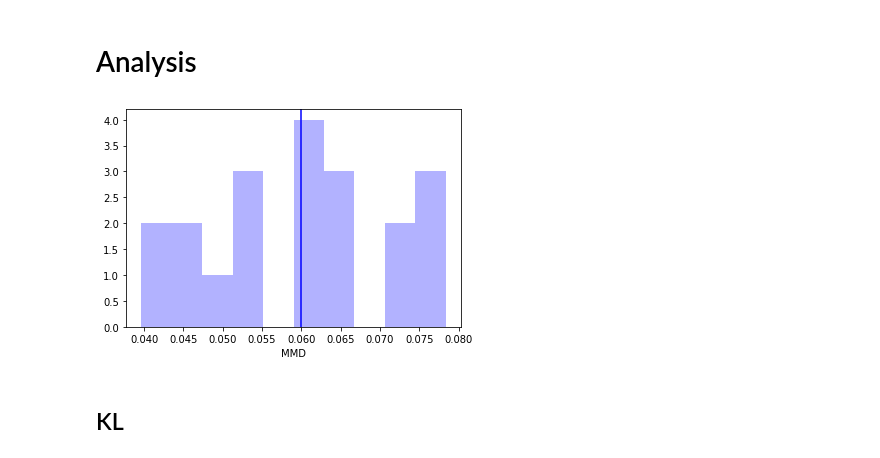
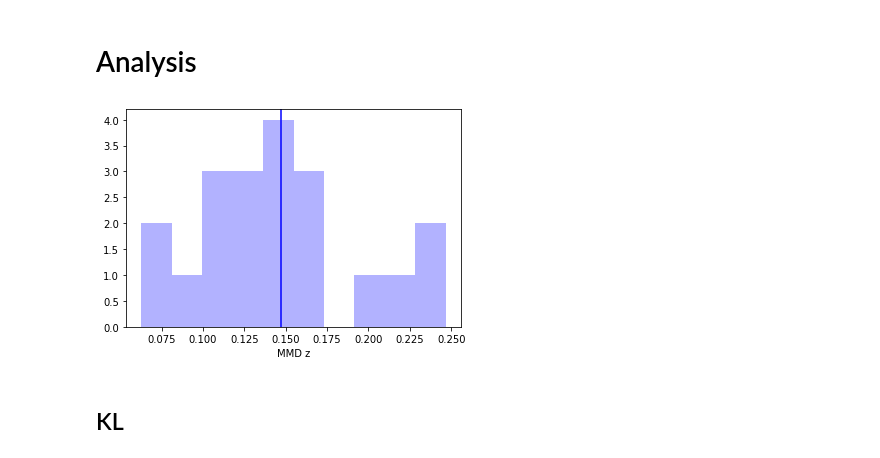
Before and after one commit to probabll/mixed-rv-vae, a Jupyter notebook: notebooks/analysis.ipynb, the cells around one changed output. Cells and saved outputs as stored; diff of their text form; code cells hidden in the pictures.

```diff
--- a/notebooks/analysis.ipynb
+++ b/notebooks/analysis.ipynb
@@ -81,3 +82,3 @@ Saved ckpt - Validation: nll=114.96 bpd=16.58
 # %%
-test_metrics = validate(state.vae, get_batcher(test_loader, args), 1000, compute_DR=True)
+test_metrics = validate(state.vae, get_batcher(test_loader, args), num_samples, compute_DR=True)
 print(f'Saved ckpt - Test: nll={test_metrics[0]:.2f} bpd={test_metrics[1]:.2f}')
@@ -171,6 +154,6 @@ for k, v in np_stats_val.items():
 # %%
 val_nll, val_bpd, val_DR = validate(
-    state.vae, get_batcher(valid_loader, args), args.num_samples, compute_DR=True)
+    state.vae, get_batcher(valid_loader, args), num_samples, compute_DR=True, progressbar=True)
 # %%
 rows = [('IS-NLL', val_nll, None), ('IS-BPD', val_bpd, None)]
 for k, v in val_DR.items():
@@ -219,8 +200,4 @@ if state.vae.p.y_dim:
 import torch_two_sample as t2s
 from analysis import collect_samples
 # %%
-prior, posterior = collect_samples(state.vae, get_batcher(valid_loader, args), args, cols=5, num_samples=1000)
+prior, posterior = collect_samples(state.vae, get_batcher(valid_loader, args), args, cols=5, num_samples=num_samples)
-# %%
-p_f = np.stack(prior['f']).reshape(-1, 10)
-q_f = np.stack(posterior['f']).reshape(-1, 10)
-mmd = t2s.statistics_diff.MMDStatistic(p_f.shape[0], q_f.shape[0])
@@ -229,13 +204,22 @@ v = np.array([mmd(torch.tensor(p_f), torch.tensor(q_f), [alpha]).cpu().numpy() f
+# %%
+for rv, dim in [('f', state.p.y_dim), ('y', state.p.y_dim), ('z', state.p.z_dim)]:
+    if dim == 0:
+        continue
+    p_f = np.stack(prior[rv]).reshape(-1, dim)
+    q_f = np.stack(posterior[rv]).reshape(-1, dim)
+    mmd = t2s.statistics_diff.MMDStatistic(p_f.shape[0], q_f.shape[0])
+    v = np.array([mmd(torch.tensor(p_f), torch.tensor(q_f), [alpha]).cpu().numpy() for alpha in np.random.gamma(10., 1./10, size=20)])
+
+    _ = plt.hist(v, color='blue', alpha=0.3, label='')
+    _ = plt.axvline(x=v.mean(), c='blue')
+    #_ = plt.hist(v2, color='red', alpha=0.3, label='volcanic-firefly-4')
+    #_ = plt.axvline(x=v2.mean(), c='red')
+    _ = plt.xlabel(f"MMD {rv}")
+    plt.show()
+# %% [output]
+[figure, added]
 # %%
 #v2 = np.array([mmd(torch.tensor(p_f), torch.tensor(q_f), [alpha]).cpu().numpy() for alpha in np.random.gamma(10., 1./10, size=100)])
-# %%
-_ = plt.hist(v, color='blue', alpha=0.3, label='major-planet-6')
-_ = plt.axvline(x=v.mean(), c='blue')
-#_ = plt.hist(v2, color='red', alpha=0.3, label='volcanic-firefly-4')
-#_ = plt.axvline(x=v2.mean(), c='red')
-_ = plt.xlabel(f"MMD")
-# %% [output]
-[figure, removed]
 # %% [markdown]
 ## KL
 # %%
```
Also changed, not shown: parts of 26 cells of this notebook, 8 other files.
